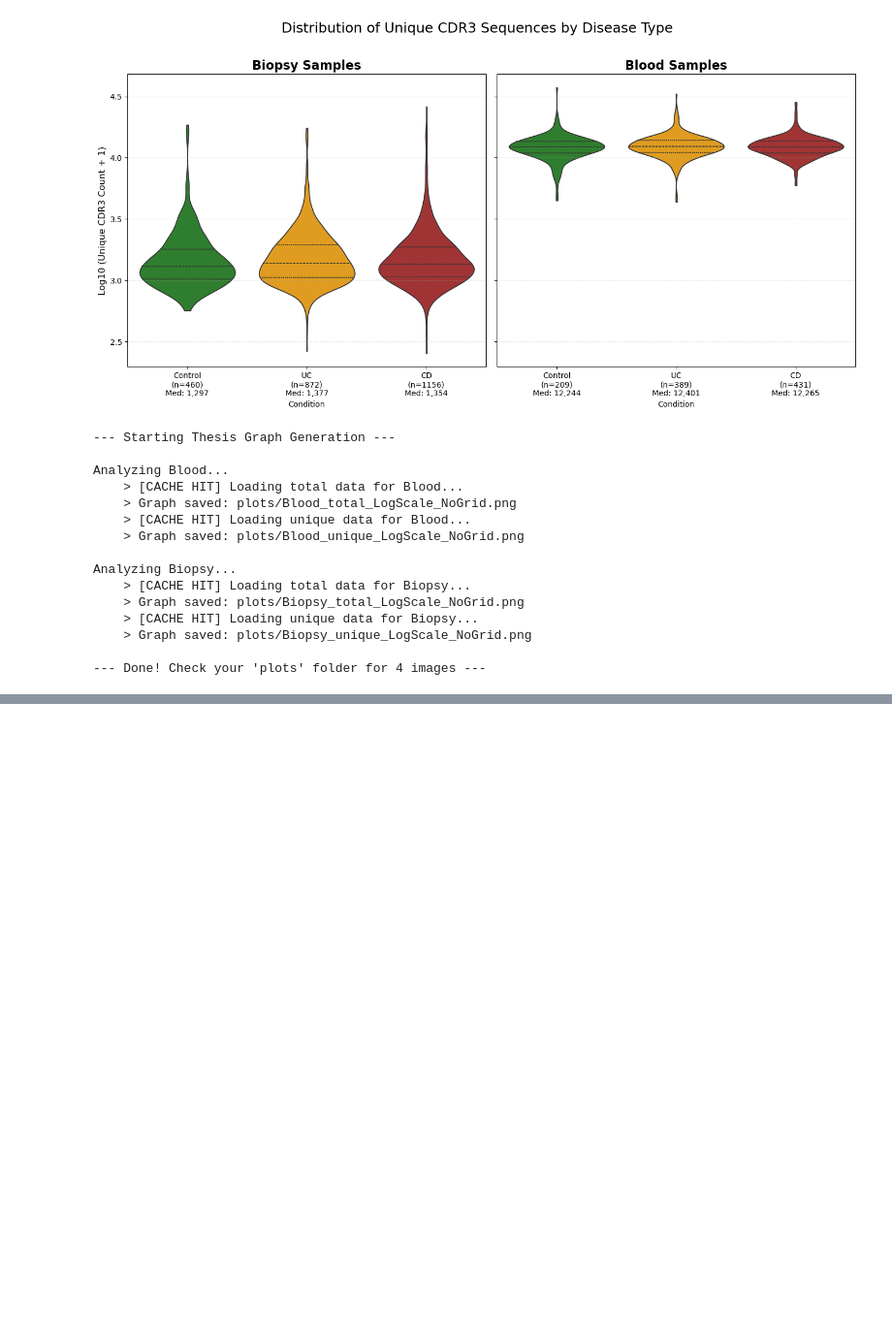
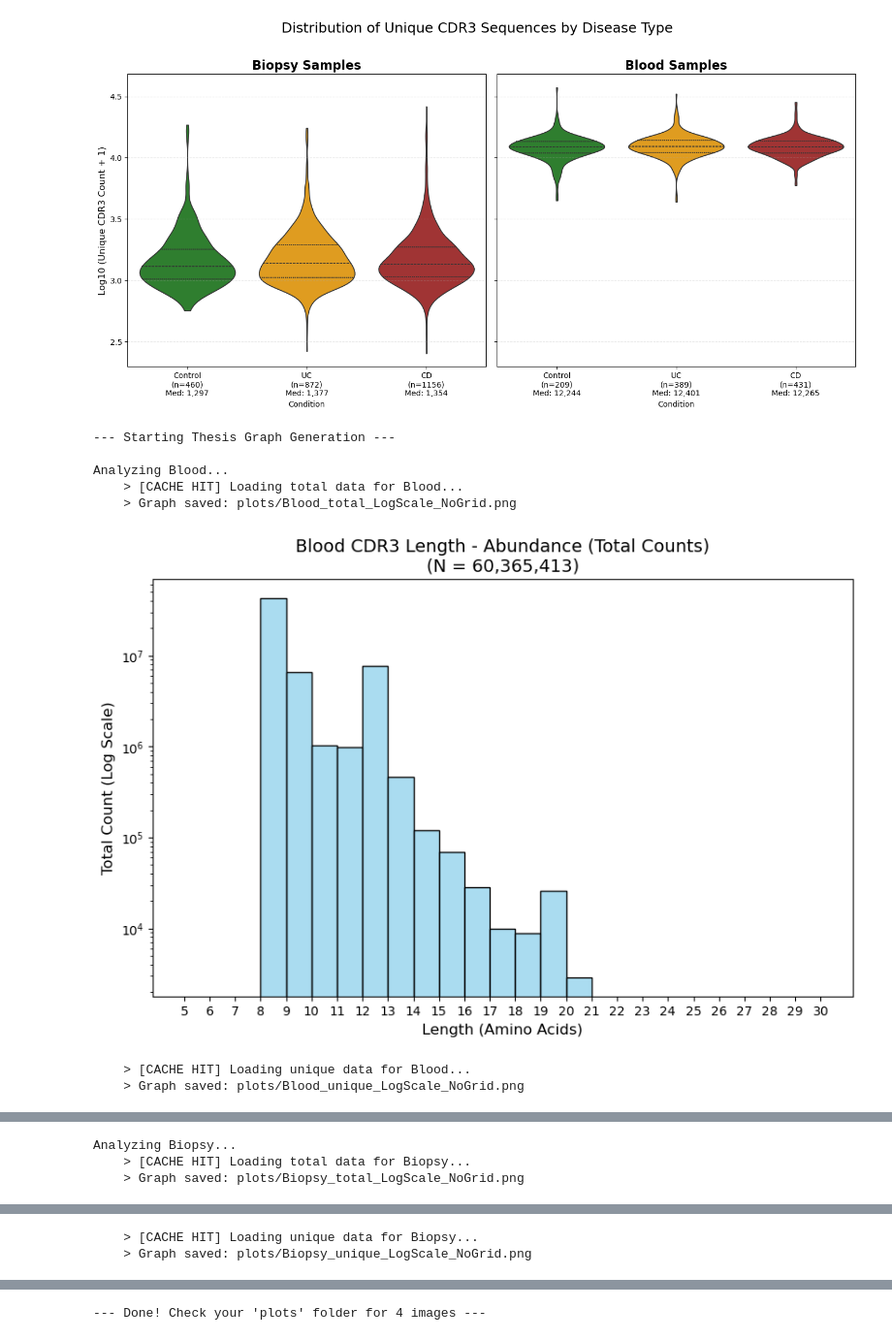
Before and after one commit to LinoyMenda/Airrport, a Jupyter notebook: bulk_analysis/analysis_of_airrport_results_bulk.ipynb, the cells around one changed output, grey strips where cells are left out. Shown: that part at 97% size. Drawn from its saved outputs; the diff is of its cells as text; code cells hidden in the pictures; blank space fills up the shorter version.

Commit message:
Show plots in notebook

```diff
--- a/bulk_analysis/analysis_of_airrport_results_bulk.ipynb
+++ b/bulk_analysis/analysis_of_airrport_results_bulk.ipynb
@@ -289,6 +289,7 @@ import glob
 import os
 import pandas as pd
 import pickle
+######################## Lengths distribution ########################
 
 # ================= CONFIGURATION =================
 CDR3_COLUMN_NAME = "CDR3_match"
@@ -352,8 +353,9 @@ def get_lengths_mode(folder_path, dataset_name, mode="total"):
 
     return lengths_list
 
-def plot_thesis_graph(lengths, dataset_name, mode):
-    if not lengths: return
+def plot_thesis_graph(lengths, dataset_name, mode, show_in_notebook=True):
+    if not lengths:
+        return
 
     plt.figure(figsize=(10, 6))
 
@@ -374,49 +376,47 @@ def plot_thesis_graph(lengths, dataset_name, mode):
     plt.ylabel(y_label, fontsize=12)
     plt.xticks(range(5, 31))
 
-    # --- CHANGE IS HERE: Comment out this line to remove background lines ---
+    # Optionally remove grid
     # plt.grid(axis='y', which='both', alpha=0.3)
 
     # Save
     filename = f"{dataset_name}_{mode}_LogScale_NoGrid.png"
     save_path = os.path.join(OUTPUT_FOLDER, filename)
+    plt.savefig(save_path, dpi=300)
+    print(f"    > Graph saved: {save_path}")
 
-    plt.savefig(save_path, dpi=300)
-    plt.close()
-    print(f"    > Graph saved: {save_path}")
+    # Show in notebook
+    if show_in_notebook:
+        plt.show()
+    else:
+        plt.close()
+
 
 # ================= MAIN EXECUTION =================
 
 print("--- Starting Thesis Graph Generation ---")
 
 # 1. Create the 'plots' folder automatically if it doesn't exist
 os.makedirs(OUTPUT_FOLDER, exist_ok=True)
 
 for name, folder_path in datasets_to_process.items():
     print(f"\nAnalyzing {name}...")
 
     # 1. Generate TOTAL (Every Count) Graph
     total_data = get_lengths_mode(folder_path, name, mode="total")
     plot_thesis_graph(total_data, name, mode="total")
 
     # 2. Generate UNIQUE (Diversity) Graph
     unique_data = get_lengths_mode(folder_path, name, mode="unique")
     plot_thesis_graph(unique_data, name, mode="unique")
 
 print("\n--- Done! Check your 'plots' folder for 4 images ---")
 # %% [output]
 --- Starting Thesis Graph Generation ---
 
 Analyzing Blood...
     > [CACHE HIT] Loading total data for Blood...
     > Graph saved: plots/Blood_total_LogScale_NoGrid.png
-    > [CACHE HIT] Loading unique data for Blood...
-    > Graph saved: plots/Blood_unique_LogScale_NoGrid.png
-
-Analyzing Biopsy...
-    > [CACHE HIT] Loading total data for Biopsy...
-    > Graph saved: plots/Biopsy_total_LogScale_NoGrid.png
-    > [CACHE HIT] Loading unique data for Biopsy...
-    > Graph saved: plots/Biopsy_unique_LogScale_NoGrid.png
-
---- Done! Check your 'plots' folder for 4 images ---
+[figure, added]
+    > [CACHE HIT] Loading unique data for Blood...
+    > Graph saved: plots/Blood_unique_LogScale_NoGrid.png
@@ -422,0 +424,3 @@ Analyzing Biopsy...
+Analyzing Biopsy...
+    > [CACHE HIT] Loading total data for Biopsy...
+    > Graph saved: plots/Biopsy_total_LogScale_NoGrid.png
@@ -422,0 +428,2 @@ Analyzing Biopsy...
+    > [CACHE HIT] Loading unique data for Biopsy...
+    > Graph saved: plots/Biopsy_unique_LogScale_NoGrid.png
@@ -422,0 +431 @@ Analyzing Biopsy...
+--- Done! Check your 'plots' folder for 4 images ---
```
Also changed, not shown: parts of 1 cell of this notebook.
